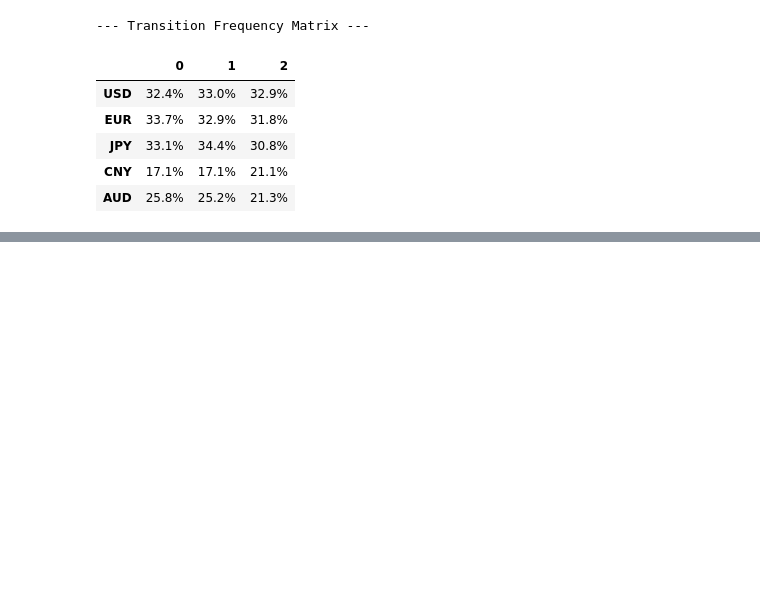
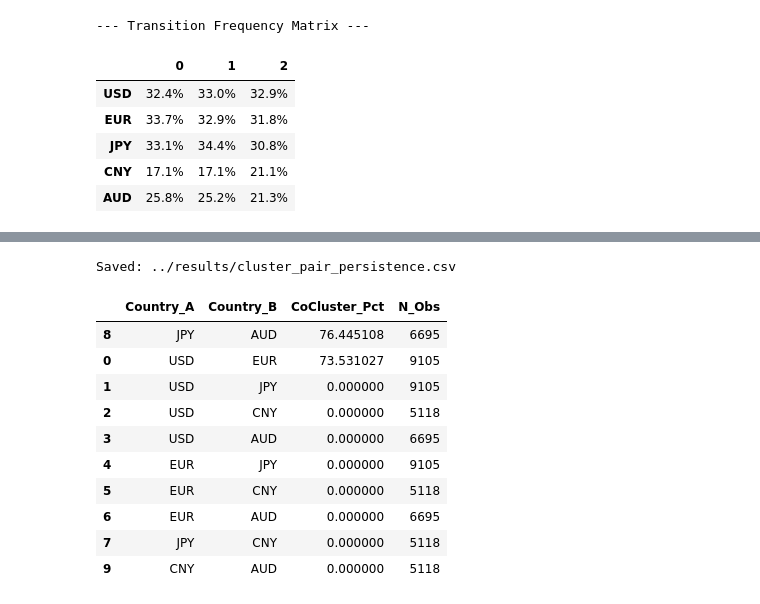
Before and after one commit to Kairav828/Cross-Country-Rates-Relative-Value-NUSInvest2526, a Jupyter notebook: NOTEBOOKS/07_clustering.ipynb, the cells around one changed output, grey strips where cells are left out. Drawn from its saved outputs; the diff is of its cells as text; code cells hidden in the pictures; blank space fills up the shorter version.

Commit message:
edited rolling correlation notebook and clustering notebook - added pairwise co-cluster persistence stats

```diff
--- a/NOTEBOOKS/07_clustering.ipynb
+++ b/NOTEBOOKS/07_clustering.ipynb
@@ -234,0 +216,61 @@ Deliverables Saved:
+# %%
+# Output folder for statistical results (not processed data)
+RESULTS_DIR = Path("..") / "results"
+RESULTS_DIR.mkdir(exist_ok=True)
+
+# Pairwise co-cluster persistence:
+# For each pair of countries (A, B), compute:
+#   CoCluster_Pct = % of valid dates where A and B are assigned the SAME cluster
+# This is the clustering analogue of "relationship stability" and is a core gate for pair selection.
+countries = list(df_clusters.columns)
+pair_records = []
+
+# Iterate over all unordered pairs of countries (A,B)
+for a, b in itertools.combinations(countries, 2):
+    sa = df_clusters[a]   # cluster labels for country A over time
+    sb = df_clusters[b]   # cluster labels for country B over time
+
+    # Define "valid" dates:
+    # - both series must be present
+    # - both must not be the sentinel cluster (-1) (used for missing/unassigned)
+    valid = (sa != -1) & (sb != -1) & sa.notna() & sb.notna()
+    if valid.sum() == 0:
+        continue  # skip if there are no overlapping valid observations
+
+    # Compute persistence:
+    # Among valid dates, how often are they in the same cluster?
+    same = (sa[valid] == sb[valid]).mean() * 100
+
+    # Store result for this pair
+    pair_records.append({
+        "Country_A": a,
+        "Country_B": b,
+        "CoCluster_Pct": float(same),  # % time co-clustered
+        "N_Obs": int(valid.sum())      # number of valid dates used
+    })
+
+# Build a table and rank by highest co-clustering persistence
+pair_persist = (
+    pd.DataFrame(pair_records)
+      .sort_values("CoCluster_Pct", ascending=False)
+)
+
+# Save as an explicit gate artifact for pair selection
+out_path = RESULTS_DIR / "cluster_pair_persistence.csv"
+pair_persist.to_csv(out_path, index=False)
+
+print(f"Saved: {out_path}")
+display(pair_persist.head(30))
+# %% [output]
+Saved: ../results/cluster_pair_persistence.csv
+|  | Country_A | Country_B | CoCluster_Pct | N_Obs |
+| 8 | JPY | AUD | 76.445108 | 6695 |
+| 0 | USD | EUR | 73.531027 | 9105 |
+| 1 | USD | JPY | 0.000000 | 9105 |
+| 2 | USD | CNY | 0.000000 | 5118 |
+| 3 | USD | AUD | 0.000000 | 6695 |
+| 4 | EUR | JPY | 0.000000 | 9105 |
+| 5 | EUR | CNY | 0.000000 | 5118 |
+| 6 | EUR | AUD | 0.000000 | 6695 |
+| 7 | JPY | CNY | 0.000000 | 5118 |
+| 9 | CNY | AUD | 0.000000 | 5118 |
```
Also changed, not shown: parts of 4 cells of this notebook, 3 other files.
